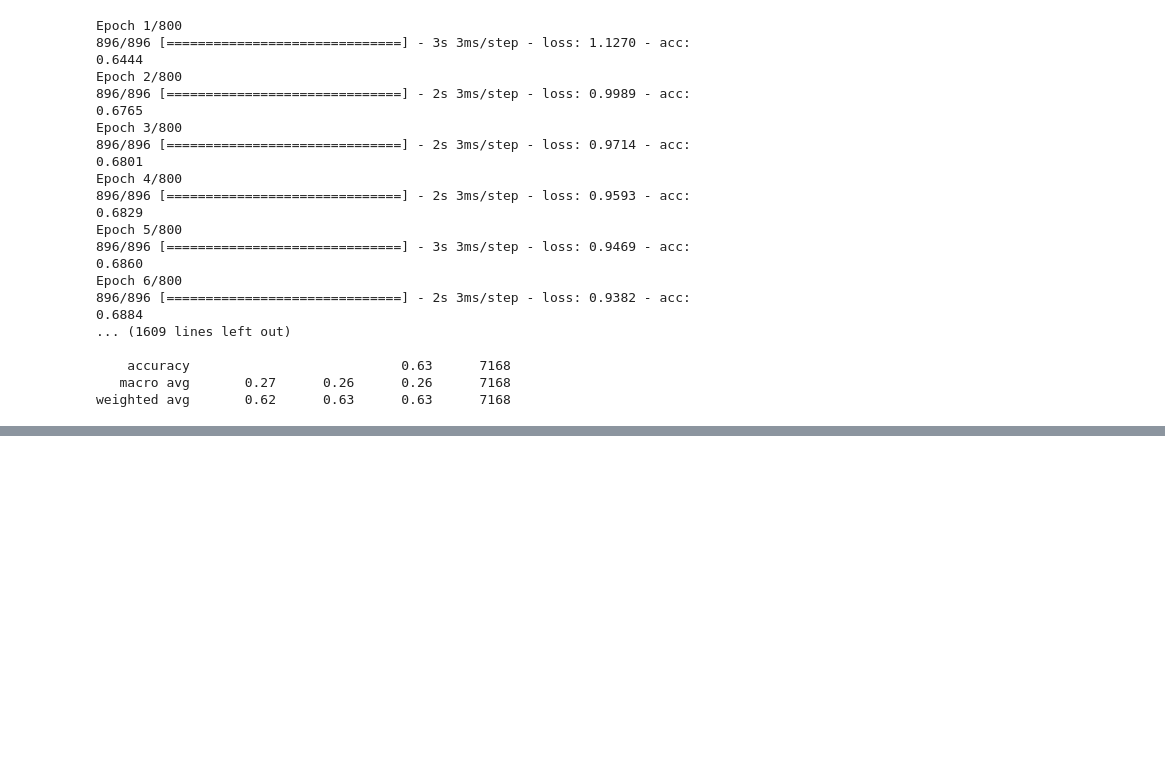
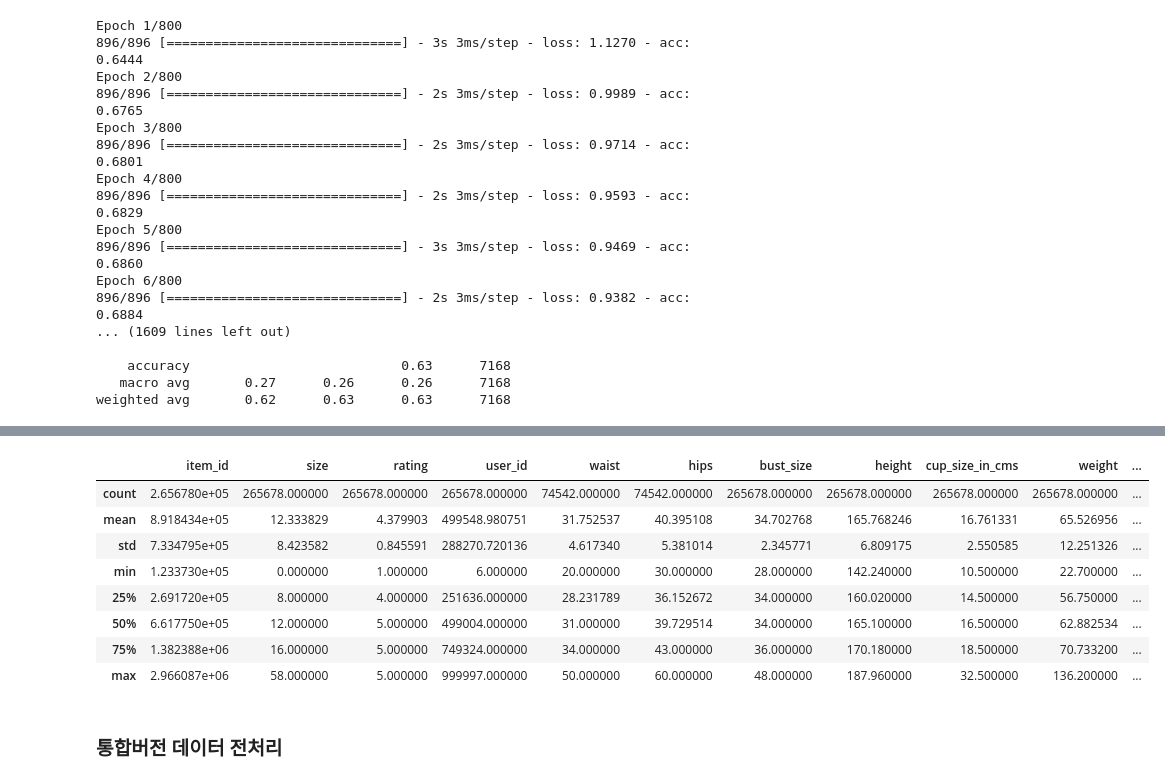
Before and after one commit to kdy5213/AI-ExpertFW-Prj, a Jupyter notebook: cloth recommendation_ML2_KDY.ipynb, the cells around one changed output, grey strips where cells are left out. Drawn from its saved outputs; the diff is of its cells as text; code cells hidden in the pictures; blank space fills up the shorter version.

```diff
--- a/cloth recommendation_ML2_KDY.ipynb
+++ b/cloth recommendation_ML2_KDY.ipynb
@@ -731,0 +793,14 @@ weighted avg       0.62      0.63      0.63      7168
+# %%
+mc_rr_df_read_cp2.describe()
+# %% [output]
+|  | item_id | size | rating | user_id | waist | hips | bust_size | height | cup_size_in_cms | weight | ... |
+| count | 2.656780e+05 | 265678.000000 | 265678.000000 | 265678.000000 | 74542.000000 | 74542.000000 | 265678.000000 | 265678.000000 | 265678.000000 | 265678.000000 | ... |
+| mean | 8.918434e+05 | 12.333829 | 4.379903 | 499548.980751 | 31.752537 | 40.395108 | 34.702768 | 165.768246 | 16.761331 | 65.526956 | ... |
+| std | 7.334795e+05 | 8.423582 | 0.845591 | 288270.720136 | 4.617340 | 5.381014 | 2.345771 | 6.809175 | 2.550585 | 12.251326 | ... |
+| min | 1.233730e+05 | 0.000000 | 1.000000 | 6.000000 | 20.000000 | 30.000000 | 28.000000 | 142.240000 | 10.500000 | 22.700000 | ... |
+| 25% | 2.691720e+05 | 8.000000 | 4.000000 | 251636.000000 | 28.231789 | 36.152672 | 34.000000 | 160.020000 | 14.500000 | 56.750000 | ... |
+| 50% | 6.617750e+05 | 12.000000 | 5.000000 | 499004.000000 | 31.000000 | 39.729514 | 34.000000 | 165.100000 | 16.500000 | 62.882534 | ... |
+| 75% | 1.382388e+06 | 16.000000 | 5.000000 | 749324.000000 | 34.000000 | 43.000000 | 36.000000 | 170.180000 | 18.500000 | 70.733200 | ... |
+| max | 2.966087e+06 | 58.000000 | 5.000000 | 999997.000000 | 50.000000 | 60.000000 | 48.000000 | 187.960000 | 32.500000 | 136.200000 | ... |
+# %% [markdown]
+### 통합버전 데이터 전처리
```
Also changed, not shown: parts of 44 cells of this notebook.
